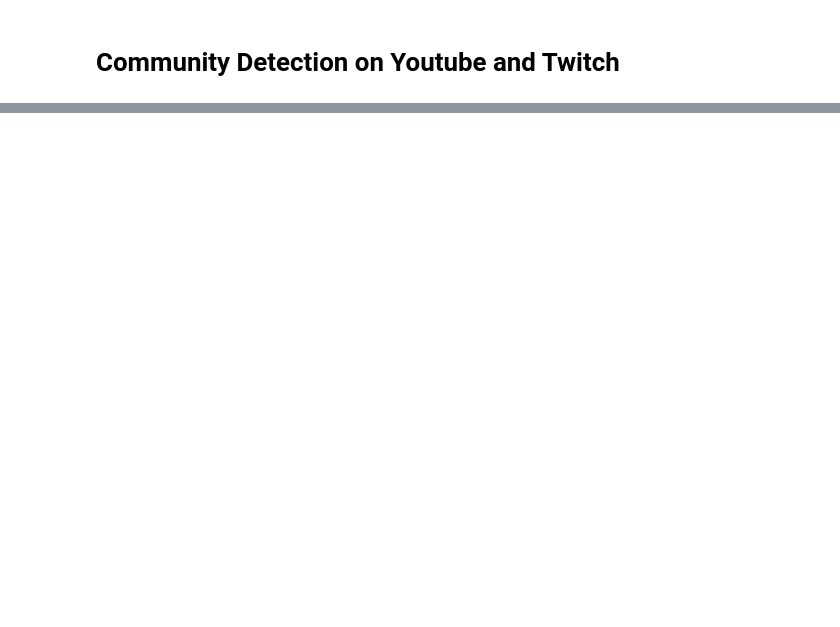
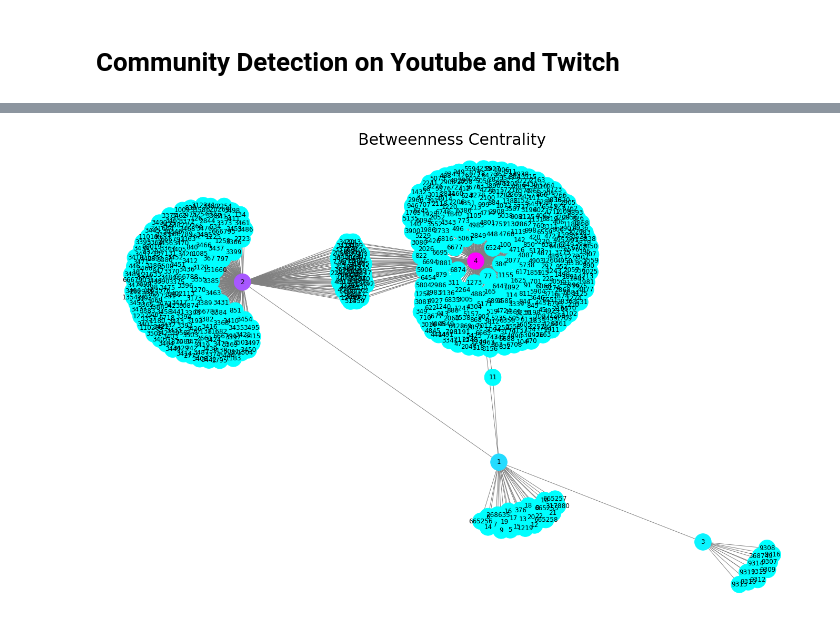
Before and after one commit to chakeera/Community-Detection-Twitch-Youtube, a Jupyter notebook: YoutubeTwitchCommunityDetection.ipynb, the cells around one changed output, grey strips where cells are left out. Cells and saved outputs as stored; diff of their text form; code cells hidden in the pictures; blank space fills up the shorter version.

```diff
--- a/YoutubeTwitchCommunityDetection.ipynb
+++ b/YoutubeTwitchCommunityDetection.ipynb
@@ -37,0 +80,5 @@ Average degree:   5.2533
+# %%
+# 'Betweenness Centrality'
+graph_drawing(G_small, position, nx.betweenness_centrality(G_small), 'Betweenness Centrality')
+# %% [output]
+[figure, added]
```
Also changed, not shown: parts of 9 cells of this notebook.
